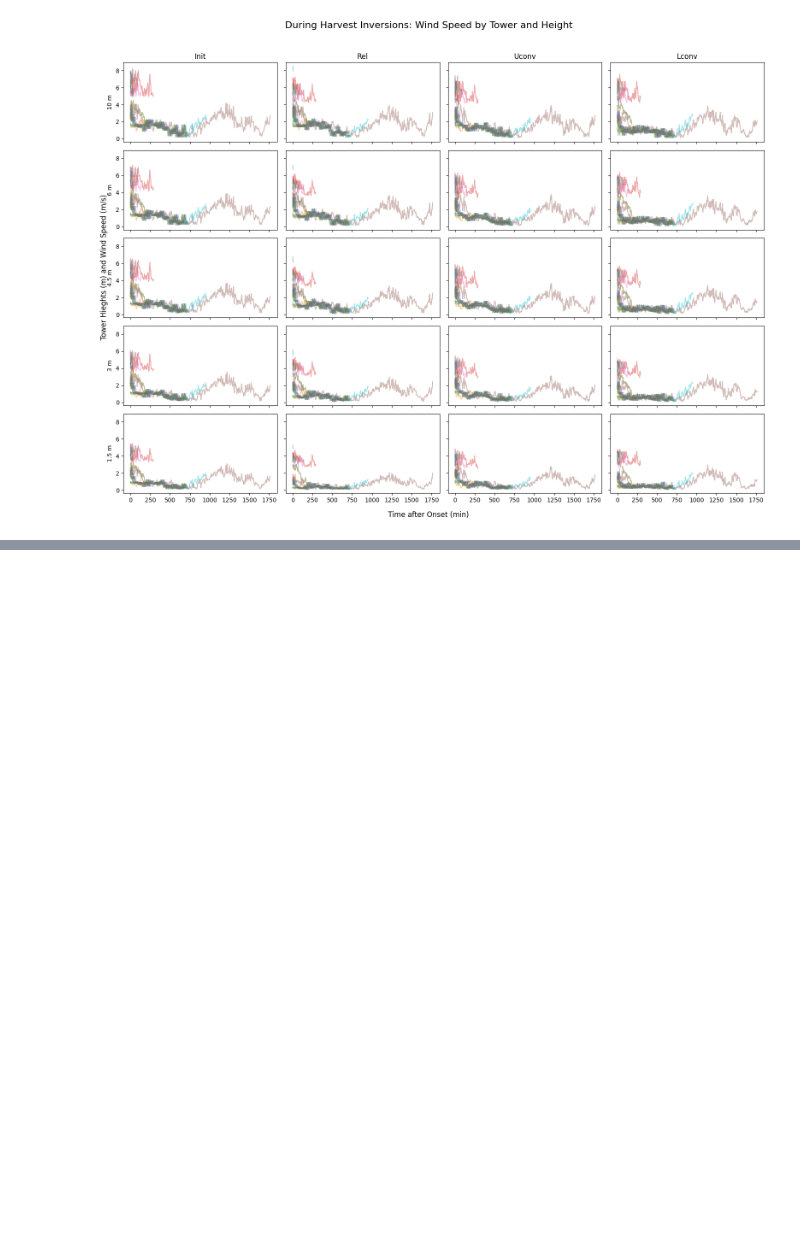
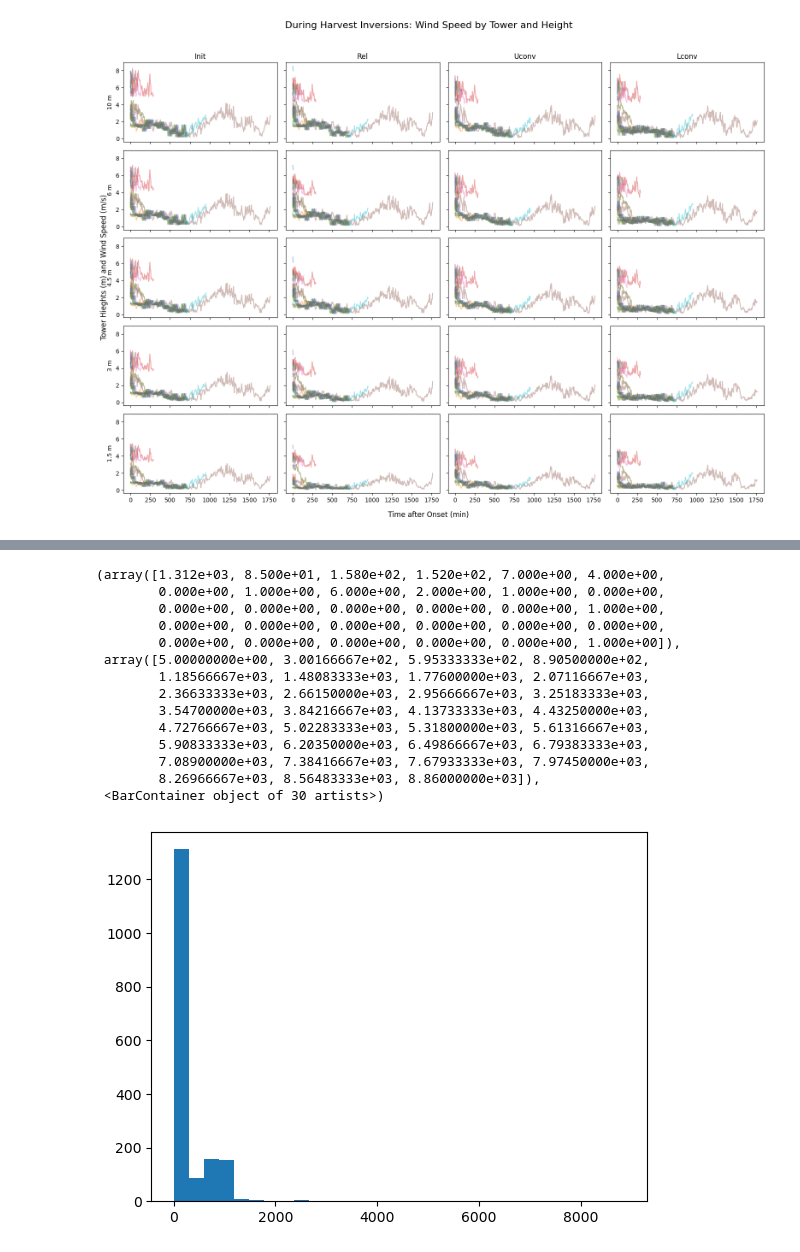
Before and after one commit to marositesUSC/SAVANT, a Jupyter notebook: Inversions/Inversions.ipynb, the cells around one changed output, grey strips where cells are left out. Cells and saved outputs as stored; diff of their text form; code cells hidden in the pictures; blank space fills up the shorter version.

```diff
--- a/Inversions/Inversions.ipynb
+++ b/Inversions/Inversions.ipynb
@@ -352,0 +370,18 @@ Mean slope = -0.0211, t = -0.55, p = 0.5859
+# %%
+plt.hist(invdf['Duration (min)'], bins=30)
+# %% [output]
+(array([1.312e+03, 8.500e+01, 1.580e+02, 1.520e+02, 7.000e+00, 4.000e+00,
+        0.000e+00, 1.000e+00, 6.000e+00, 2.000e+00, 1.000e+00, 0.000e+00,
+        0.000e+00, 0.000e+00, 0.000e+00, 0.000e+00, 0.000e+00, 1.000e+00,
+        0.000e+00, 0.000e+00, 0.000e+00, 0.000e+00, 0.000e+00, 0.000e+00,
+        0.000e+00, 0.000e+00, 0.000e+00, 0.000e+00, 0.000e+00, 1.000e+00]),
+ array([5.00000000e+00, 3.00166667e+02, 5.95333333e+02, 8.90500000e+02,
+        1.18566667e+03, 1.48083333e+03, 1.77600000e+03, 2.07116667e+03,
+        2.36633333e+03, 2.66150000e+03, 2.95666667e+03, 3.25183333e+03,
+        3.54700000e+03, 3.84216667e+03, 4.13733333e+03, 4.43250000e+03,
+        4.72766667e+03, 5.02283333e+03, 5.31800000e+03, 5.61316667e+03,
+        5.90833333e+03, 6.20350000e+03, 6.49866667e+03, 6.79383333e+03,
+        7.08900000e+03, 7.38416667e+03, 7.67933333e+03, 7.97450000e+03,
+        8.26966667e+03, 8.56483333e+03, 8.86000000e+03]),
+ <BarContainer object of 30 artists>)
+[figure, added]
```
Also changed, not shown: parts of 9 cells of this notebook, 3 other files.
